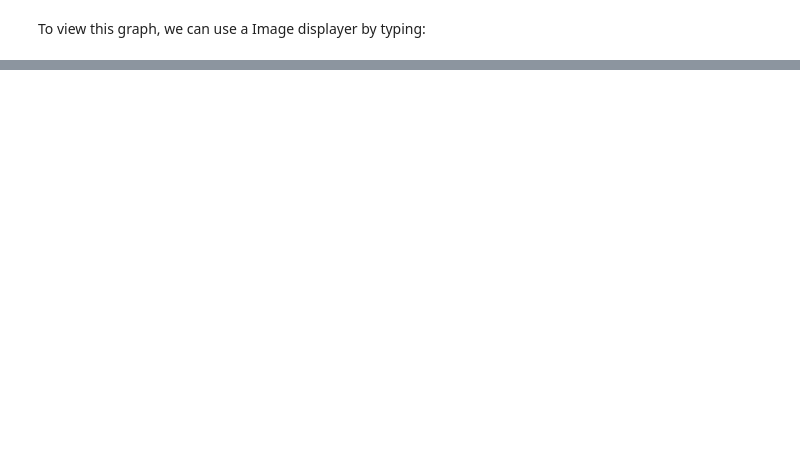
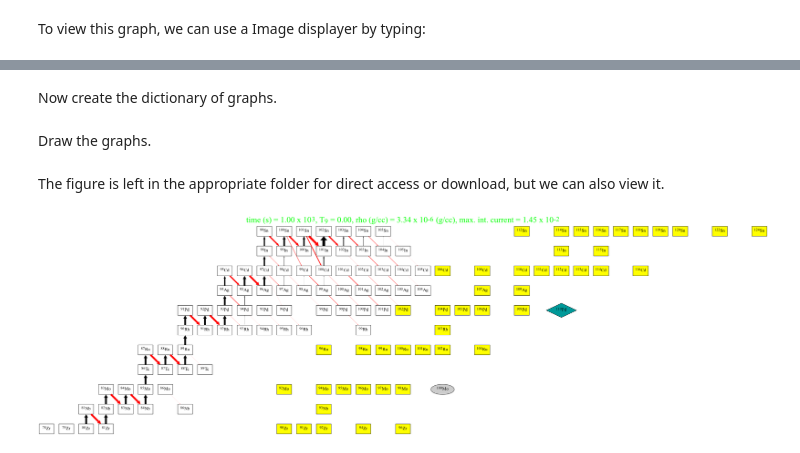
Before and after one commit to mbradle/wnnet, a Jupyter notebook: tutorial/wnnet_tutorial.ipynb, the cells around one changed output, grey strips where cells are left out. Drawn from its saved outputs; the diff is of its cells as text; code cells hidden in the pictures; blank space fills up the shorter version.

```diff
--- a/tutorial/wnnet_tutorial.ipynb
+++ b/tutorial/wnnet_tutorial.ipynb
@@ -523,0 +549,2 @@ fig
+# %% [markdown]
+Now create the dictionary of graphs.
@@ -523,0 +563,2 @@ fig
+# %% [markdown]
+Draw the graphs.
@@ -523,0 +570,6 @@ fig
+# %% [markdown]
+The figure is left in the appropriate folder for direct access or download, but we can also view it.
+# %%
+Image(filename=('current.png'))
+# %% [output]
+[figure, added]
```
Also changed, not shown: parts of 99 cells of this notebook, 3 other files.
